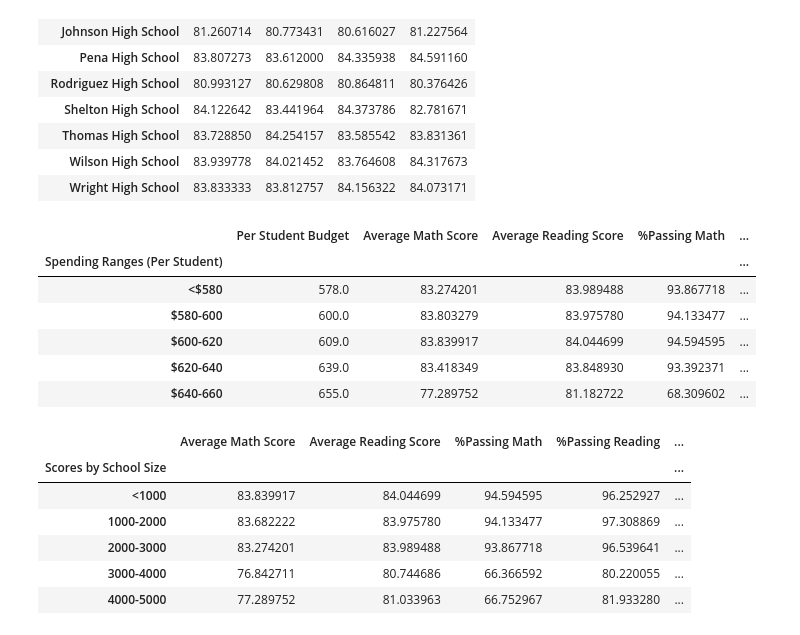
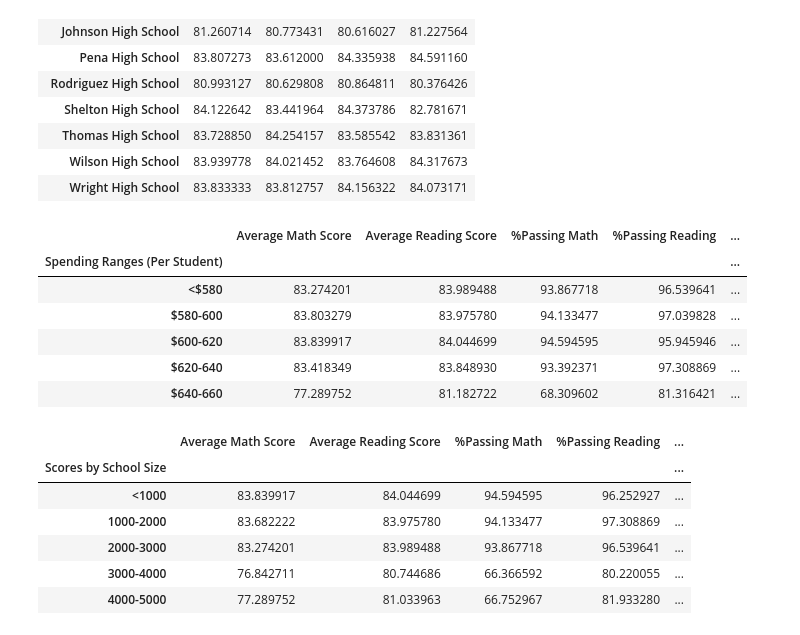
Before and after one commit to Karuna66/python-challenge, a Jupyter notebook: Panda/Panda_HW.ipynb, the cells around one changed output. Saved outputs shown, nothing was run; the diff lists cells and outputs as text; code cells hidden in the pictures.

```diff
--- a/Panda/Panda_HW.ipynb
+++ b/Panda/Panda_HW.ipynb
@@ -203,23 +203,23 @@ read_summary
 # %%
 #binning by scores
 new_bin=school_summary7.reset_index()
-score_bin=new_bin.drop(['school_name','Total\nStudents','School\nType','Total\nSchool\nBudget'],axis= 1)
+score_bin=new_bin
 #creating bins
 bins =[0,580,600,620,640,660]
 #creating names for the bin
 groups =["<$580","$580-600","$600-620","$620-640","$640-660"]
 score_bin["Spending Ranges\n(Per Student)"] =pd.cut(score_bin['Per\nStudent\nBudget'],bins,labels=groups)
-score_bin = score_bin.groupby(score_bin["Spending Ranges\n(Per Student)"])
+score_bin = score_bin.groupby(score_bin["Spending Ranges\n(Per Student)"])['Average\nMath\nScore','Average\nReading\nScore','%Passing\nMath','%Passing\nReading','Overall Pass\n Rate']
 
 score_bin.max()
 # %% [output]
-|  | Per Student Budget | Average Math Score | Average Reading Score | %Passing Math | ... |
+|  | Average Math Score | Average Reading Score | %Passing Math | %Passing Reading | ... |
 | Spending Ranges (Per Student) |  |  |  |  | ... |
-| <$580 | 578.0 | 83.274201 | 83.989488 | 93.867718 | ... |
-| $580-600 | 600.0 | 83.803279 | 83.975780 | 94.133477 | ... |
-| $600-620 | 609.0 | 83.839917 | 84.044699 | 94.594595 | ... |
-| $620-640 | 639.0 | 83.418349 | 83.848930 | 93.392371 | ... |
-| $640-660 | 655.0 | 77.289752 | 81.182722 | 68.309602 | ... |
+| <$580 | 83.274201 | 83.989488 | 93.867718 | 96.539641 | ... |
+| $580-600 | 83.803279 | 83.975780 | 94.133477 | 97.039828 | ... |
+| $600-620 | 83.839917 | 84.044699 | 94.594595 | 95.945946 | ... |
+| $620-640 | 83.418349 | 83.848930 | 93.392371 | 97.308869 | ... |
+| $640-660 | 77.289752 | 81.182722 | 68.309602 | 81.316421 | ... |
 # %%
 #Scores by school size
 school_size =pd.DataFrame(new_df['size'].unique())
```
Also changed, not shown: parts of 3 cells of this notebook.
